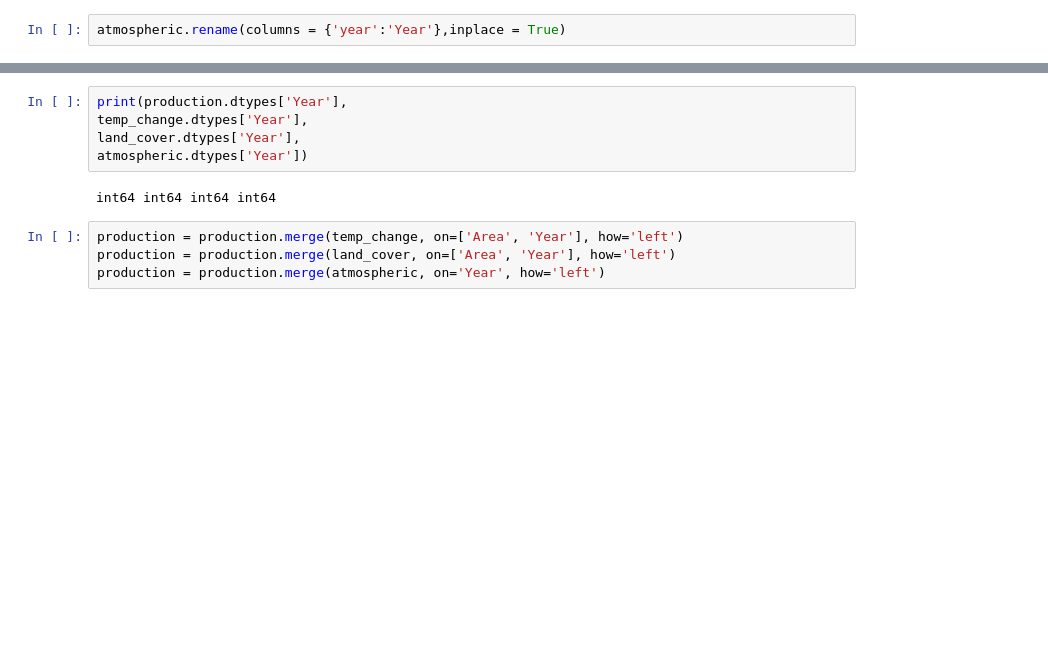
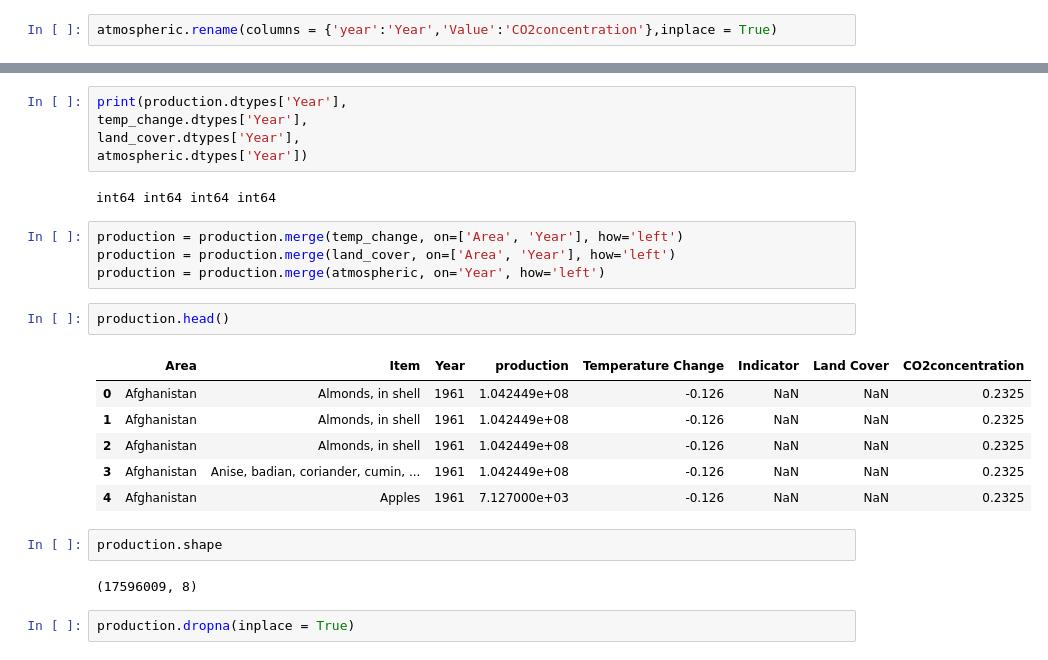
Before and after one commit to aymanezz/Climate_Impact_Agriculture_Yield, a Jupyter notebook: notebooks/feature_engineering.ipynb, the cells around one changed output, grey strips where cells are left out. Drawn from its saved outputs; the diff is of its cells as text; blank space fills up the shorter version.

```diff
--- a/notebooks/feature_engineering.ipynb
+++ b/notebooks/feature_engineering.ipynb
@@ -142,7 +158,7 @@ atmospheric.head()
 | 3 | World | Yearly Atmospheric Carbon Dioxide... | Percent | 1962 | 0.255833 |
 | 4 | World | Yearly Atmospheric Carbon Dioxide... | Percent | 1963 | 0.168333 |
 # %%
-atmospheric.rename(columns = {'year':'Year'},inplace = True)
+atmospheric.rename(columns = {'year':'Year','Value':'CO2concentration'},inplace = True)
 # %%
 atmospheric.drop(columns = ['Country','Indicator','Unit'],inplace = True)
 # %%
@@ -200,3 +214,18 @@ int64 int64 int64 int64
 production = production.merge(temp_change, on=['Area', 'Year'], how='left')
 production = production.merge(land_cover, on=['Area', 'Year'], how='left')
 production = production.merge(atmospheric, on='Year', how='left')
+# %%
+production.head()
+# %% [output]
+|  | Area | Item | Year | production | Temperature Change | Indicator | Land Cover | CO2concentration |
+| 0 | Afghanistan | Almonds, in shell | 1961 | 1.042449e+08 | -0.126 | NaN | NaN | 0.2325 |
+| 1 | Afghanistan | Almonds, in shell | 1961 | 1.042449e+08 | -0.126 | NaN | NaN | 0.2325 |
+| 2 | Afghanistan | Almonds, in shell | 1961 | 1.042449e+08 | -0.126 | NaN | NaN | 0.2325 |
+| 3 | Afghanistan | Anise, badian, coriander, cumin, ... | 1961 | 1.042449e+08 | -0.126 | NaN | NaN | 0.2325 |
+| 4 | Afghanistan | Apples | 1961 | 7.127000e+03 | -0.126 | NaN | NaN | 0.2325 |
+# %%
+production.shape
+# %% [output]
+(17596009, 8)
+# %%
+production.dropna(inplace = True)
```
Also changed, not shown: parts of 25 cells of this notebook.
